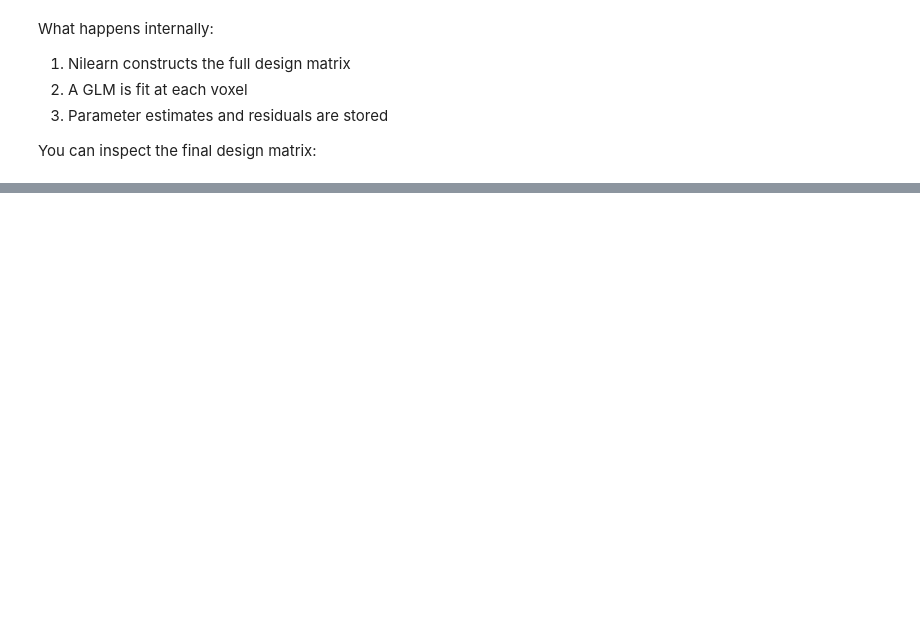
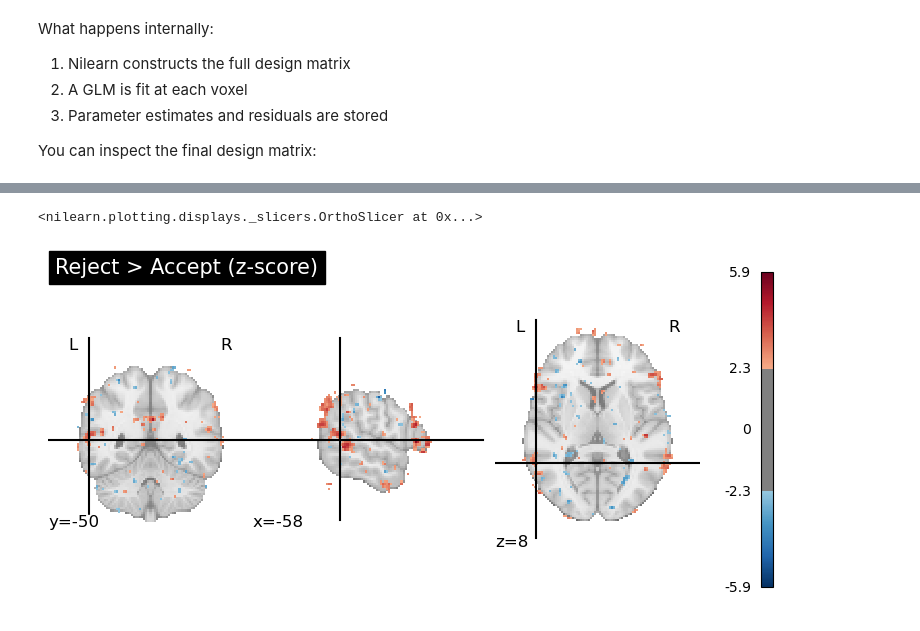
Before and after one commit to sbendimerad/FMRI_INTRO, a Jupyter notebook: fmri_nilearn_tutorial_1.ipynb, the cells around one changed output, grey strips where cells are left out. Drawn from its saved outputs; the diff is of its cells as text; code cells hidden in the pictures; blank space fills up the shorter version.

```diff
--- a/fmri_nilearn_tutorial_1.ipynb
+++ b/fmri_nilearn_tutorial_1.ipynb
@@ -1351,0 +1338,11 @@ These diagnostics are useful for **quality control**, not inference.
+# %%
+from nilearn import plotting
+
+plotting.plot_stat_map(
+    reject_gt_accept,
+    title="Reject > Accept (z-score)",
+    threshold=2.3
+)
+# %% [output]
+<nilearn.plotting.displays._slicers.OrthoSlicer at 0x...>
+[figure, added]
```
Also changed, not shown: parts of 20 cells of this notebook.
